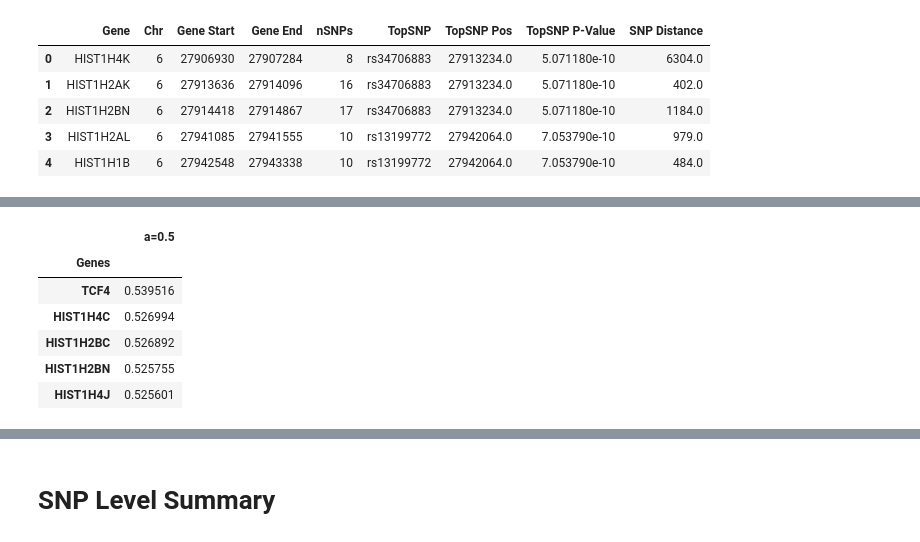
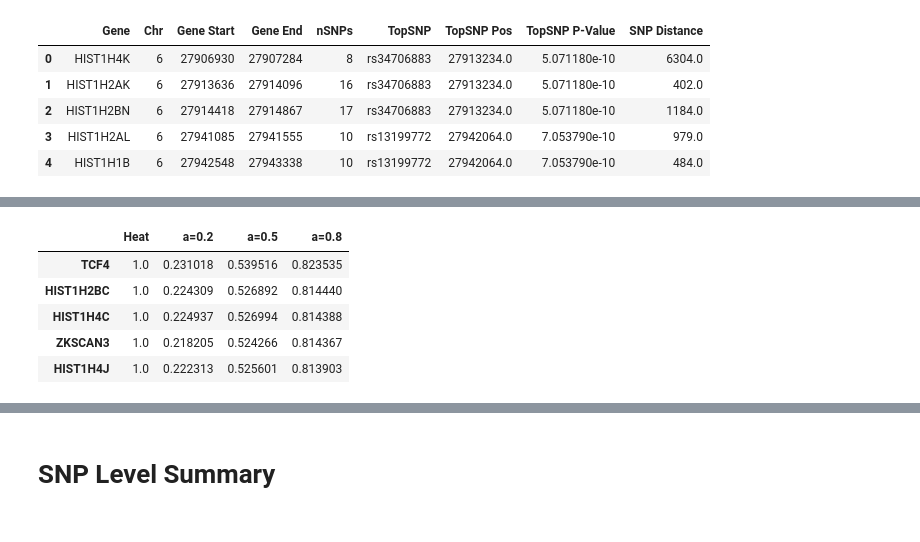
Before and after one commit to shfong/naga, a Jupyter notebook: notebooks/pipeline.ipynb, the cells around one changed output, grey strips where cells are left out. Saved outputs shown, nothing was run; the diff lists cells and outputs as text; code cells hidden in the pictures.

```diff
--- a/notebooks/pipeline.ipynb
+++ b/notebooks/pipeline.ipynb
@@ -59,10 +98,9 @@ Wall time: 1.09 s
 # %%
-g.boosted_pvalues.head()
+g.heat.head()
 # %% [output]
-|  | a=0.5 |
-| Genes |  |
-| TCF4 | 0.539516 |
-| HIST1H4C | 0.526994 |
-| HIST1H2BC | 0.526892 |
-| HIST1H2BN | 0.525755 |
-| HIST1H4J | 0.525601 |
+|  | Heat | a=0.2 | a=0.5 | a=0.8 |
+| TCF4 | 1.0 | 0.231018 | 0.539516 | 0.823535 |
+| HIST1H2BC | 1.0 | 0.224309 | 0.526892 | 0.814440 |
+| HIST1H4C | 1.0 | 0.224937 | 0.526994 | 0.814388 |
+| ZKSCAN3 | 1.0 | 0.218205 | 0.524266 | 0.814367 |
+| HIST1H4J | 1.0 | 0.222313 | 0.525601 | 0.813903 |
```
Also changed, not shown: parts of 27 cells of this notebook, 1 other file.
